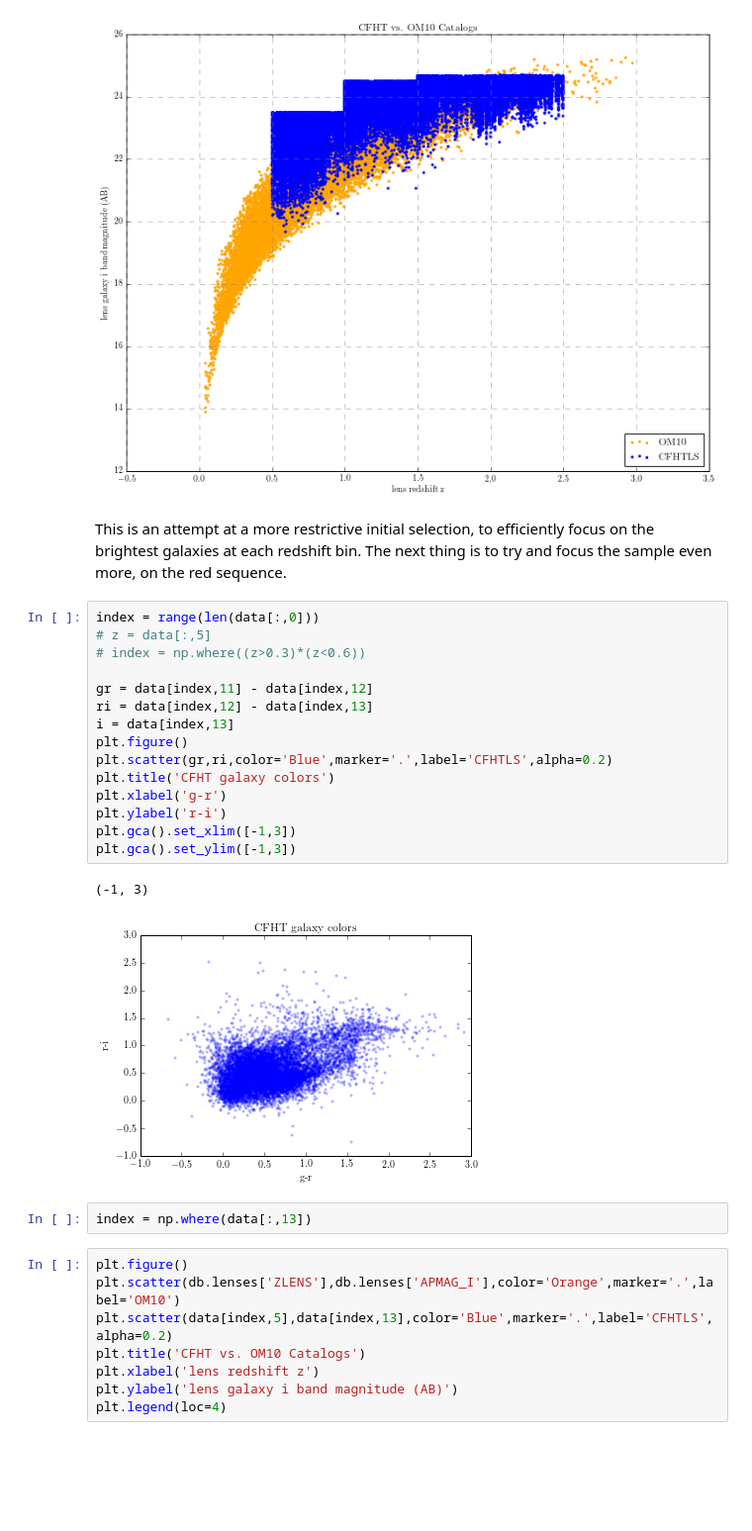
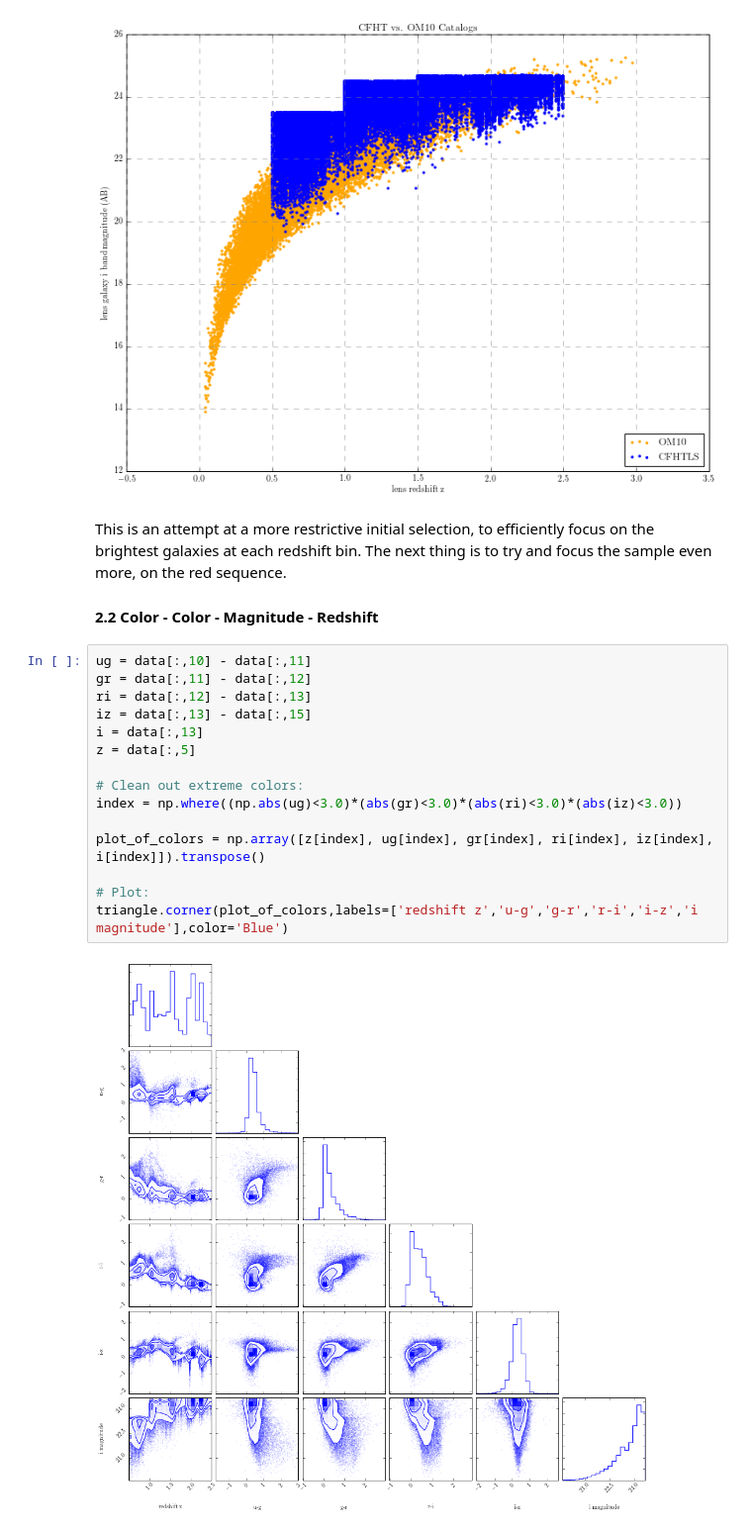
Before and after one commit to drphilmarshall/OM10, a Jupyter notebook: notebooks/Pre-selecting_CFHTLS_LRGs.ipynb, the cells around one changed output. Shown at 99% size. Drawn from its saved outputs; the diff is of its cells as text; blank space fills up the shorter version.

Commit message:
Initial re-exploration of CFHTLS galaxy catalog. Coloring lens galaxies first before positioning? #22

```diff
--- a/notebooks/Pre-selecting_CFHTLS_LRGs.ipynb
+++ b/notebooks/Pre-selecting_CFHTLS_LRGs.ipynb
@@ -76,31 +85,22 @@ plt.grid(color='grey', linestyle='--', linewidth=0.5)
 [figure]
 # %% [markdown]
 This is an attempt at a more restrictive initial selection, to efficiently focus on the brightest galaxies at each redshift bin. The next thing is to try and focus the sample even more, on the red sequence.
+
+#### 2.2 Color - Color - Magnitude - Redshift
-# %%
-index = range(len(data[:,0]))
-# z = data[:,5]
-# index = np.where((z>0.3)*(z<0.6))
-
-gr = data[index,11] - data[index,12]
-ri = data[index,12] - data[index,13]
-i = data[index,13]
-plt.figure()
-plt.scatter(gr,ri,color='Blue',marker='.',label='CFHTLS',alpha=0.2)
-plt.title('CFHT galaxy colors')
-plt.xlabel('g-r')
-plt.ylabel('r-i')
-plt.gca().set_xlim([-1,3])
-plt.gca().set_ylim([-1,3])
-# %% [output]
-(-1, 3)
-[figure, removed]
-# %%
-index = np.where(data[:,13])
-# %%
-plt.figure()
-plt.scatter(db.lenses['ZLENS'],db.lenses['APMAG_I'],color='Orange',marker='.',label='OM10')
-plt.scatter(data[index,5],data[index,13],color='Blue',marker='.',label='CFHTLS',alpha=0.2)
-plt.title('CFHT vs. OM10 Catalogs')
-plt.xlabel('lens redshift z')
-plt.ylabel('lens galaxy i band magnitude (AB)')
-plt.legend(loc=4)
+# %%
+ug = data[:,10] - data[:,11]
+gr = data[:,11] - data[:,12]
+ri = data[:,12] - data[:,13]
+iz = data[:,13] - data[:,15]
+i = data[:,13]
+z = data[:,5]
+
+# Clean out extreme colors:
+index = np.where((np.abs(ug)<3.0)*(abs(gr)<3.0)*(abs(ri)<3.0)*(abs(iz)<3.0))
+
+plot_of_colors = np.array([z[index], ug[index], gr[index], ri[index], iz[index], i[index]]).transpose()
+
+# Plot:
+triangle.corner(plot_of_colors,labels=['redshift z','u-g','g-r','r-i','i-z','i magnitude'],color='Blue')
+# %% [output]
+[figure, added]
```
Also changed, not shown: parts of 7 cells of this notebook, 1 other file.
